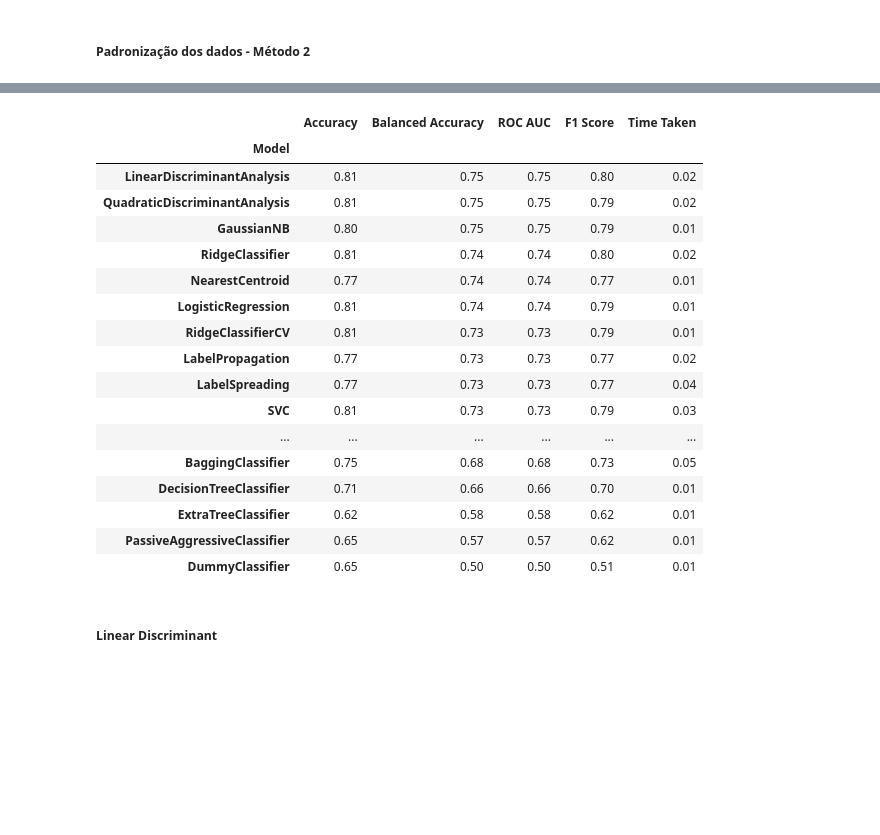
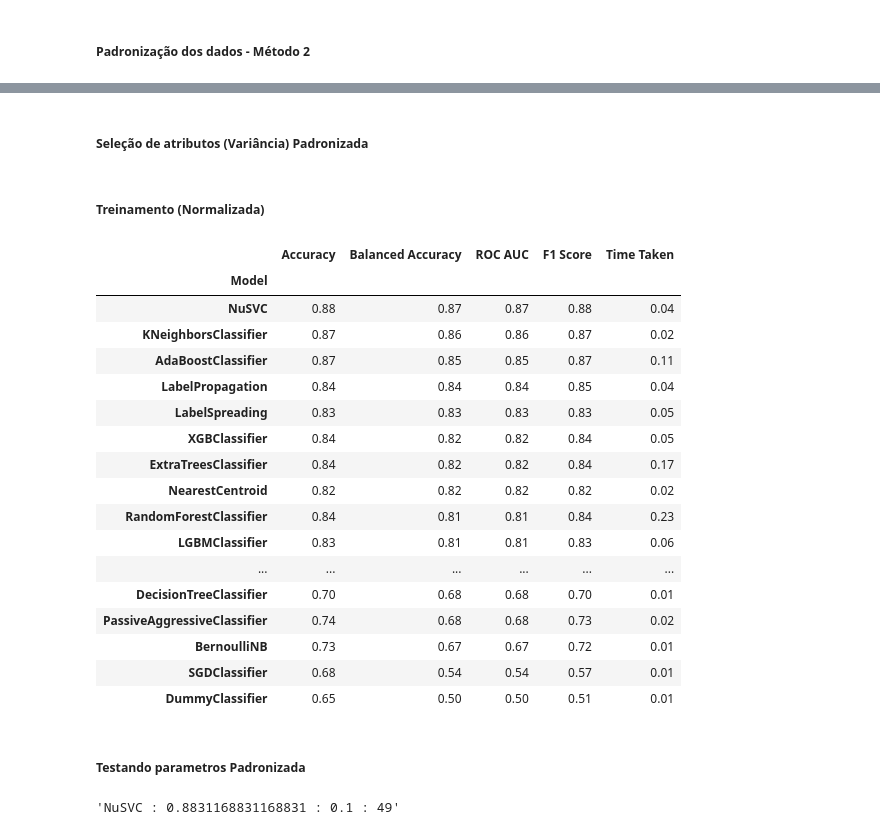
Before and after one commit to xkayo32/ML-Diabetes, a Jupyter notebook: main.ipynb, the cells around one changed output, grey strips where cells are left out. Saved outputs shown, nothing was run; the diff lists cells and outputs as text; code cells hidden in the pictures; blank space fills up the shorter version.

```diff
--- a/main.ipynb
+++ b/main.ipynb
@@ -251,28 +329,31 @@ Treinamento dos dados tratados com normalização e padronização
+# %% [markdown]
+##### Seleção de atributos (Variância) Padronizada
+# %% [markdown]
+##### Treinamento (Normalizada)
 # %%
-X_treinamento_n,X_teste_n,y_treinamento_n,y_teste_n = train_test_split(normal_rescaled,y,test_size=0.2,stratify=y,random_state=60) # Normalizada
+X_treinamento_n,X_teste_n,y_treinamento_n,y_teste_n = train_test_split(X_novo2,y,test_size=0.1,stratify=y,random_state=39) # Normalizada, usando o stratify
+clf = LazyClassifier(verbose=0, ignore_warnings=True, custom_metric=None)
+modelo, predictions = clf.fit(
+    X_treinamento_n, X_teste_n, y_treinamento_n, y_teste_n)
+modelo
+# %% [output]
+|  | Accuracy | Balanced Accuracy | ROC AUC | F1 Score | Time Taken |
+| Model |  |  |  |  |  |
+| NuSVC | 0.88 | 0.87 | 0.87 | 0.88 | 0.04 |
+| KNeighborsClassifier | 0.87 | 0.86 | 0.86 | 0.87 | 0.02 |
+| AdaBoostClassifier | 0.87 | 0.85 | 0.85 | 0.87 | 0.11 |
+| LabelPropagation | 0.84 | 0.84 | 0.84 | 0.85 | 0.04 |
+| LabelSpreading | 0.83 | 0.83 | 0.83 | 0.83 | 0.05 |
+| XGBClassifier | 0.84 | 0.82 | 0.82 | 0.84 | 0.05 |
+| ExtraTreesClassifier | 0.84 | 0.82 | 0.82 | 0.84 | 0.17 |
+| NearestCentroid | 0.82 | 0.82 | 0.82 | 0.82 | 0.02 |
+| RandomForestClassifier | 0.84 | 0.81 | 0.81 | 0.84 | 0.23 |
+| LGBMClassifier | 0.83 | 0.81 | 0.81 | 0.83 | 0.06 |
+| ... | ... | ... | ... | ... | ... |
+| DecisionTreeClassifier | 0.70 | 0.68 | 0.68 | 0.70 | 0.01 |
+| PassiveAggressiveClassifier | 0.74 | 0.68 | 0.68 | 0.73 | 0.02 |
+| BernoulliNB | 0.73 | 0.67 | 0.67 | 0.72 | 0.01 |
+| SGDClassifier | 0.68 | 0.54 | 0.54 | 0.57 | 0.01 |
+| DummyClassifier | 0.65 | 0.50 | 0.50 | 0.51 | 0.01 |
-# %%
-clf = LazyClassifier(verbose=0, ignore_warnings=True, custom_metric=None)
-modelo, predictions = clf.fit(
-    X_treinamento_n, X_teste_n, y_treinamento_n, y_teste_n)
-modelo
-# %% [output]
-|  | Accuracy | Balanced Accuracy | ROC AUC | F1 Score | Time Taken |
-| Model |  |  |  |  |  |
-| LinearDiscriminantAnalysis | 0.81 | 0.75 | 0.75 | 0.80 | 0.02 |
-| QuadraticDiscriminantAnalysis | 0.81 | 0.75 | 0.75 | 0.79 | 0.02 |
-| GaussianNB | 0.80 | 0.75 | 0.75 | 0.79 | 0.01 |
-| RidgeClassifier | 0.81 | 0.74 | 0.74 | 0.80 | 0.02 |
-| NearestCentroid | 0.77 | 0.74 | 0.74 | 0.77 | 0.01 |
-| LogisticRegression | 0.81 | 0.74 | 0.74 | 0.79 | 0.01 |
-| RidgeClassifierCV | 0.81 | 0.73 | 0.73 | 0.79 | 0.01 |
-| LabelPropagation | 0.77 | 0.73 | 0.73 | 0.77 | 0.02 |
-| LabelSpreading | 0.77 | 0.73 | 0.73 | 0.77 | 0.04 |
-| SVC | 0.81 | 0.73 | 0.73 | 0.79 | 0.03 |
-| ... | ... | ... | ... | ... | ... |
-| BaggingClassifier | 0.75 | 0.68 | 0.68 | 0.73 | 0.05 |
-| DecisionTreeClassifier | 0.71 | 0.66 | 0.66 | 0.70 | 0.01 |
-| ExtraTreeClassifier | 0.62 | 0.58 | 0.58 | 0.62 | 0.01 |
-| PassiveAggressiveClassifier | 0.65 | 0.57 | 0.57 | 0.62 | 0.01 |
-| DummyClassifier | 0.65 | 0.50 | 0.50 | 0.51 | 0.01 |
-# %% [markdown]
-##### Linear Discriminant
+# %% [markdown]
+##### Testando parametros Padronizada
@@ -278,0 +375,4 @@ modelo
+# %%
+test_state
+# %% [output]
+'NuSVC : 0.8831168831168831 : 0.1 : 49'
```
Also changed, not shown: parts of 39 cells of this notebook.
